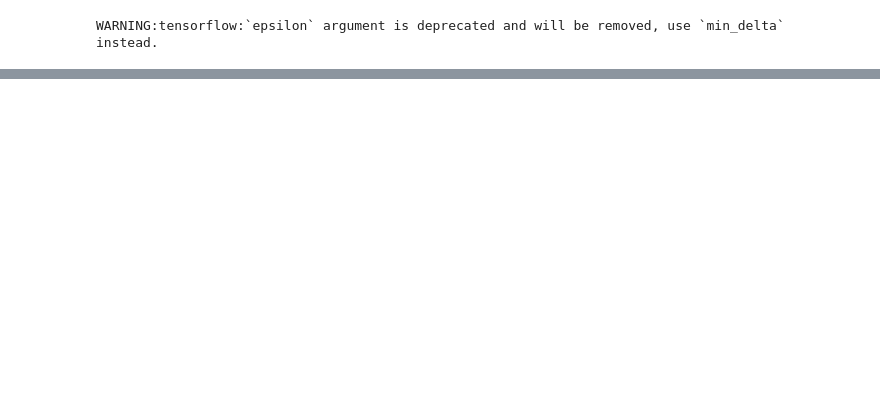
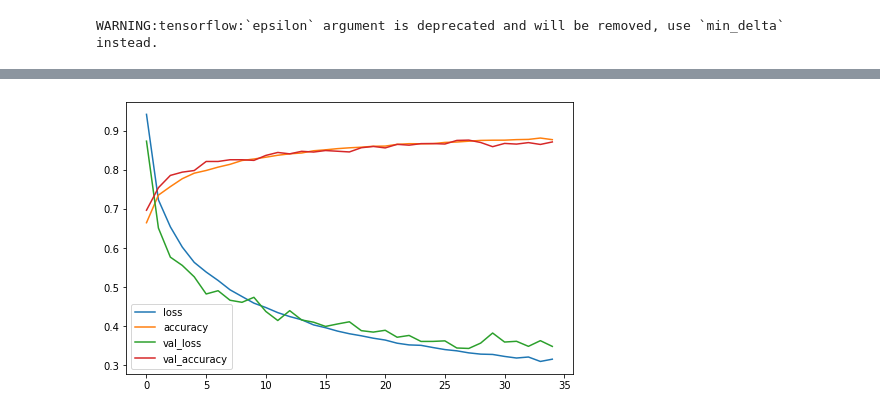
Before and after one commit to dansileshi/Functional-API-Tensorflow, a Jupyter notebook: Building and training Residual network from scratch in TensorFlow.ipynb, the cells around one changed output, grey strips where cells are left out. Saved outputs shown, nothing was run; the diff lists cells and outputs as text; code cells hidden in the pictures; blank space fills up the shorter version.

```diff
--- a/Building and training Residual network from scratch in TensorFlow.ipynb
+++ b/Building and training Residual network from scratch in TensorFlow.ipynb
@@ -498,0 +487,21 @@ new_model.compile(optimizer=opt, loss='binary_crossentropy', metrics=['accuracy'
+# %%
+new_model = Sequential([
+    feature_extractor,
+    BatchNormalization(),
+    Conv2D(512, 3, activation='relu', padding="same"),
+    BatchNormalization(),
+
+    Conv2D(512, (7,7), activation='relu',padding="same"),
+    BatchNormalization(),
+    GlobalAveragePooling2D(),
+    Dense(512, activation='relu'),
+    BatchNormalization(),
+    Dense(10, activation='softmax'),
+
+])
+
+new_model.summary()
+#GlobalAveragePooling2D(),
+
+opt = Adam(learning_rate=0.001)
+new_model.compile(optimizer=opt, loss='categorical_crossentropy', metrics=['accuracy'])
@@ -564,0 +634,5 @@ Epoch 00011: early stopping
+# %%
+pd.DataFrame(history.history).plot(figsize=(8,5))
+plt.show()
+# %% [output]
+[figure, added]
```
Also changed, not shown: parts of 20 cells of this notebook.
